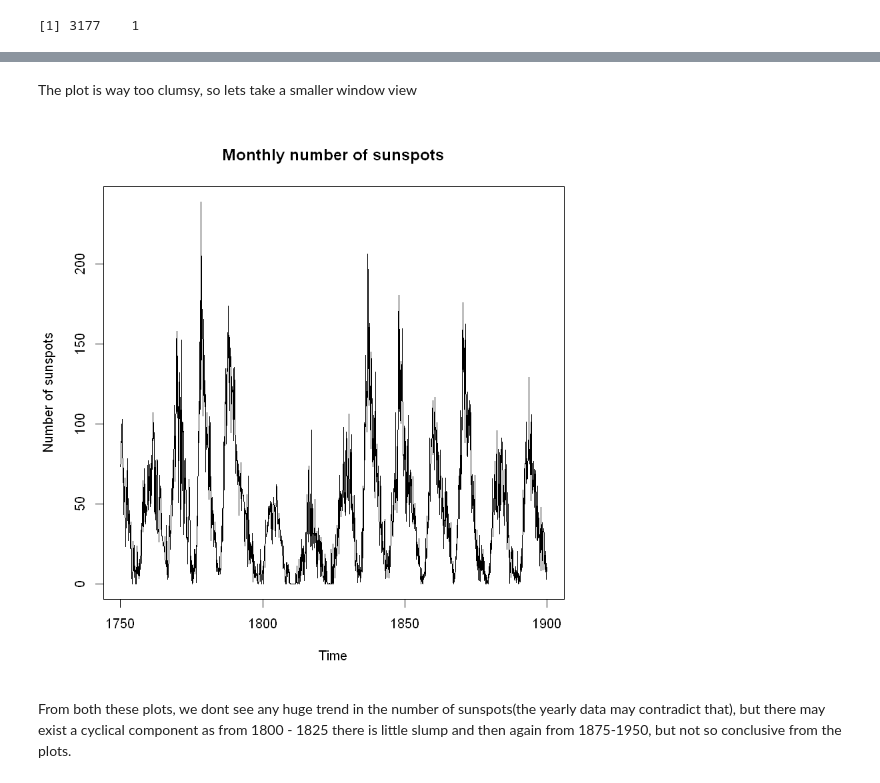
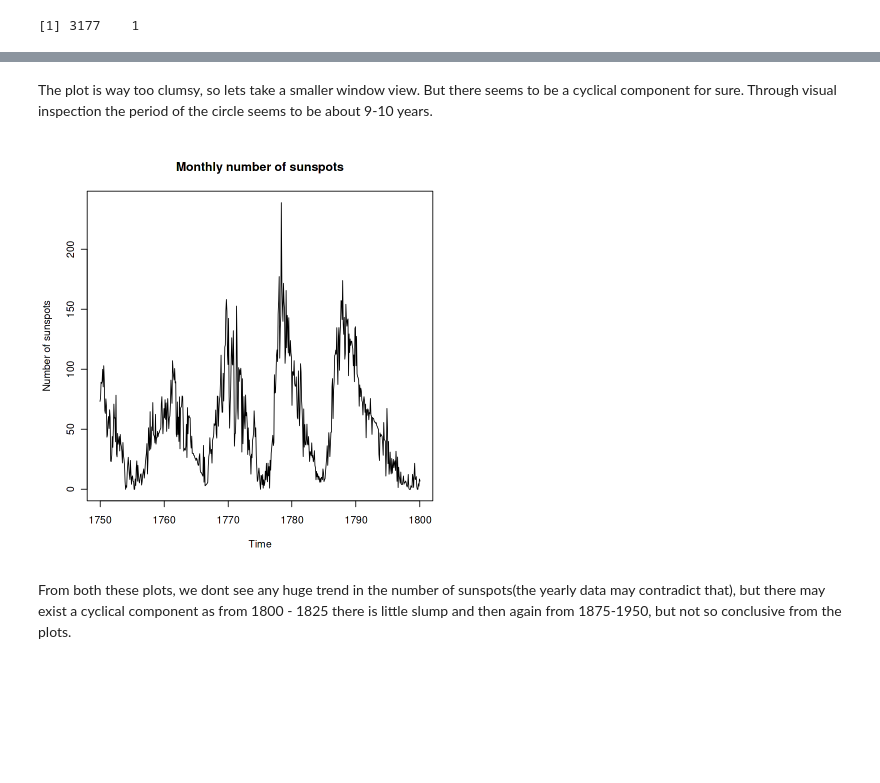
Before and after one commit to haverstein/Sunspot_Project, a Jupyter notebook: Sunspot_time_series.ipynb, the cells around one changed output, grey strips where cells are left out. Saved outputs shown, nothing was run; the diff lists cells and outputs as text; code cells hidden in the pictures; blank space fills up the shorter version.

```diff
--- a/Sunspot_time_series.ipynb
+++ b/Sunspot_time_series.ipynb
@@ -94,12 +99,12 @@ plot(monthly,
 # %% [markdown]
-The plot is way too clumsy, so lets take a smaller window view
+The plot is way too clumsy, so lets take a smaller window view. But there seems to be a cyclical component for sure. Through visual inspection the period of the circle seems to be about 9-10 years.
 # %%
-plot(window(monthly,start=1750,end=1900),
+plot(window(monthly,start=1750,end=1800),
     main="Monthly number of sunspots",
     ylab="Number of sunspots",
     type='l')
 # %% [output]
-[figure, old version]
+[figure, new version]
 # %% [markdown]
 From both these plots, we dont see any huge trend in the number of sunspots(the yearly data may contradict that), but there may exist a cyclical
 component as from 1800 - 1825 there is little slump and then again from 1875-1950, but not so conclusive from
```
Also changed, not shown: parts of 45 cells of this notebook.
